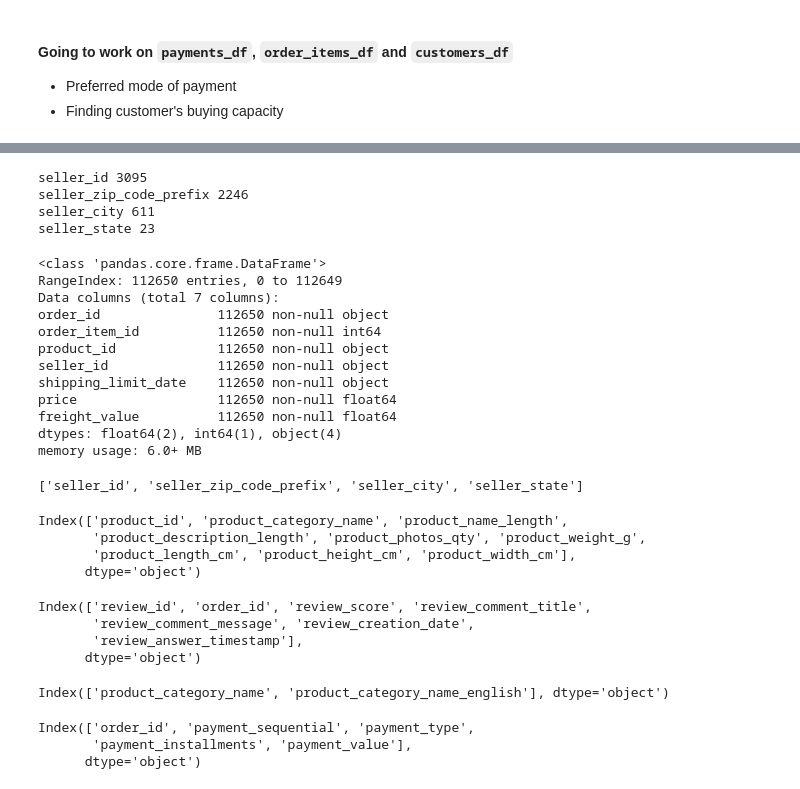
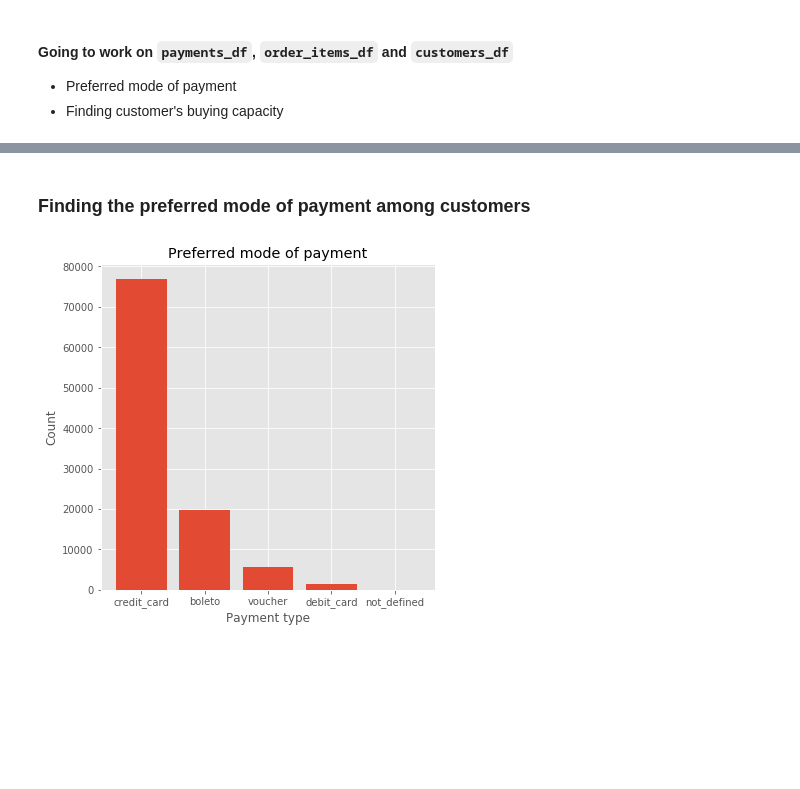
Before and after one commit to sank3t/Ecommerce-ML-Model, a Jupyter notebook: eda_oligo.ipynb, the cells around one changed output, grey strips where cells are left out. Cells and saved outputs as stored; diff of their text form; code cells hidden in the pictures; blank space fills up the shorter version.

```diff
--- a/eda_oligo.ipynb
+++ b/eda_oligo.ipynb
@@ -10,3 +11,9 @@ os.listdir()
+# %%
+# Setting plot style
+plt.style.use('ggplot')
+
+# Setting plot size
+plt.rcParams['figure.figsize'] = [6, 6]
 # %%
 os.listdir('data/')
 # %% [output]
@@ -90,51 +79,12 @@ memory usage: 96.8+ KB
-# %%
-for col in sellers_df.columns:
-    print(col, sellers_df[col].nunique())
-# %% [output]
-seller_id 3095
-seller_zip_code_prefix 2246
-seller_city 611
-seller_state 23
-# %%
-order_items_df.info()
-# %% [output]
-<class 'pandas.core.frame.DataFrame'>
-RangeIndex: 112650 entries, 0 to 112649
-Data columns (total 7 columns):
-order_id               112650 non-null object
-order_item_id          112650 non-null int64
-product_id             112650 non-null object
-seller_id              112650 non-null object
-shipping_limit_date    112650 non-null object
-price                  112650 non-null float64
-freight_value          112650 non-null float64
-dtypes: float64(2), int64(1), object(4)
-memory usage: 6.0+ MB
-# %%
-sellers_df.columns
-# %% [output]
-['seller_id', 'seller_zip_code_prefix', 'seller_city', 'seller_state']
-# %%
-products_df.columns
-# %% [output]
-Index(['product_id', 'product_category_name', 'product_name_length',
-       'product_description_length', 'product_photos_qty', 'product_weight_g',
-       'product_length_cm', 'product_height_cm', 'product_width_cm'],
-      dtype='object')
-# %%
-order_reviews_df.columns
-# %% [output]
-Index(['review_id', 'order_id', 'review_score', 'review_comment_title',
-       'review_comment_message', 'review_creation_date',
-       'review_answer_timestamp'],
-      dtype='object')
-# %%
-product_category_df.columns
-# %% [output]
-Index(['product_category_name', 'product_category_name_english'], dtype='object')
-# %%
-payments_df.columns
-# %% [output]
-Index(['order_id', 'payment_sequential', 'payment_type',
-       'payment_installments', 'payment_value'],
-      dtype='object')
+# %% [markdown]
+### Finding the preferred mode of payment among customers
+# %%
+payment_count = payments_df['payment_type'].value_counts(dropna=True)
+
+plt.bar(payment_count.index, payment_count.values)
+plt.title('Preferred mode of payment')
+plt.xlabel('Payment type')
+plt.ylabel('Count')
+plt.show()
+# %% [output]
+[figure, added]
```
Also changed, not shown: parts of 11 cells of this notebook.
